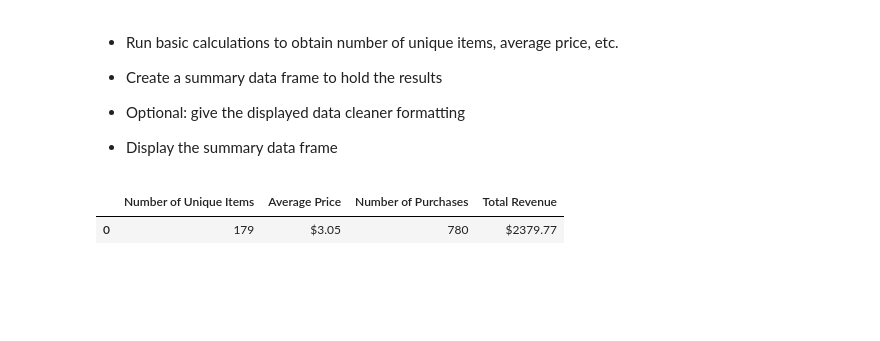
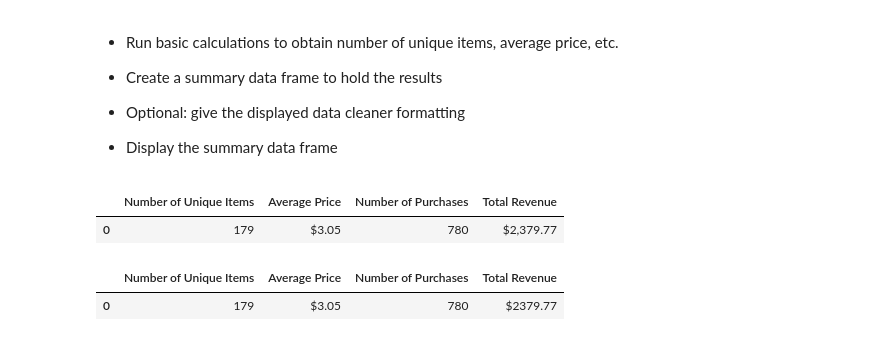
Before and after one commit to MahatmaK/Homework4, a Jupyter notebook: HeroesOfPymoli_starter.ipynb, the cells around one changed output. Drawn from its saved outputs; the diff is of its cells as text; code cells hidden in the pictures; blank space fills up the shorter version.

Commit message:
Cleaned up Purchasing Analysis (Total).

```diff
--- a/HeroesOfPymoli_starter.ipynb
+++ b/HeroesOfPymoli_starter.ipynb
@@ -49,6 +51,32 @@ total_players_df
 
 
 * Display the summary data frame
+# %%
+# NUMBER OF UNIQUE ITEMS
+number_of_unique_items = len(purchase_data.loc[:,"Item Name"].unique().tolist())
+
+# AVERAGE PRICE
+average_price_float = mean(purchase_data.loc[:,"Price"].tolist())
+average_price = '${:.2f}'.format(average_price_float)
+
+#NUMBER OF PURCHASES
+number_of_purchases = len(purchase_data.loc[:,"Purchase ID"].tolist())
+
+#TOTAL REVENUE
+total_revenue_num = average_price_float * number_of_purchases
+total_revenue = '${:,.2f}'.format(total_revenue_num)
+
+# CREATE TABLE
+purchasing_analysis_total_df = pd.DataFrame(
+    {'Number of Unique Items':[number_of_unique_items],
+     'Average Price':[average_price],
+     'Number of Purchases':[number_of_purchases],
+     'Total Revenue':[total_revenue]
+    })
+purchasing_analysis_total_df
+# %% [output]
+|  | Number of Unique Items | Average Price | Number of Purchases | Total Revenue |
+| 0 | 179 | $3.05 | 780 | $2,379.77 |
 # %%
 # Display all float values with a ',' after each thousands place
 pd.options.display.float_format = '{:,}'.format
```
Also changed, not shown: parts of 3 cells of this notebook.
